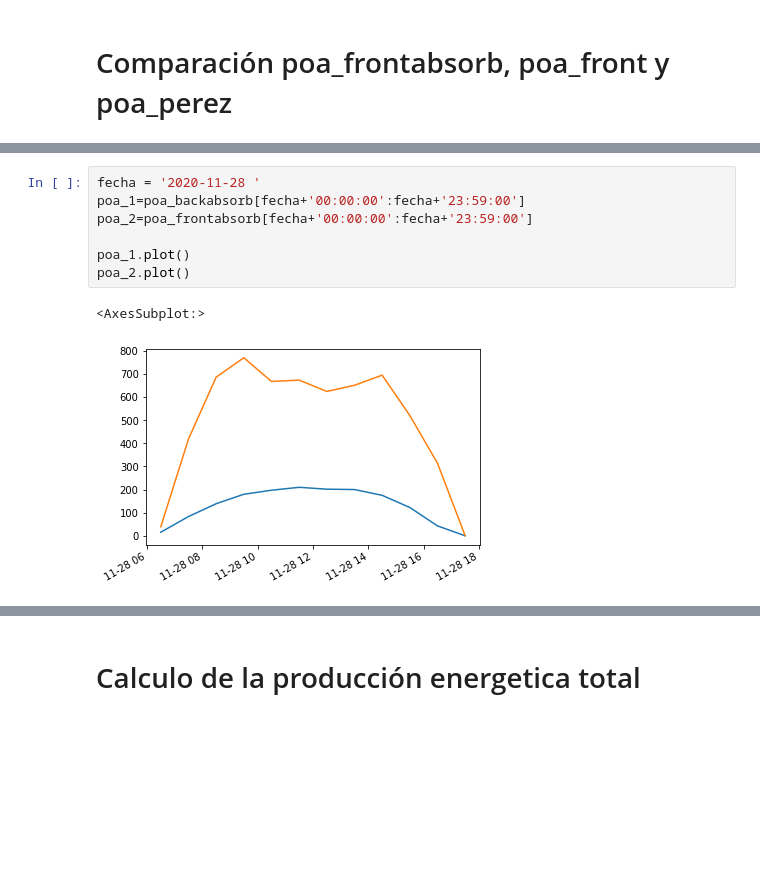
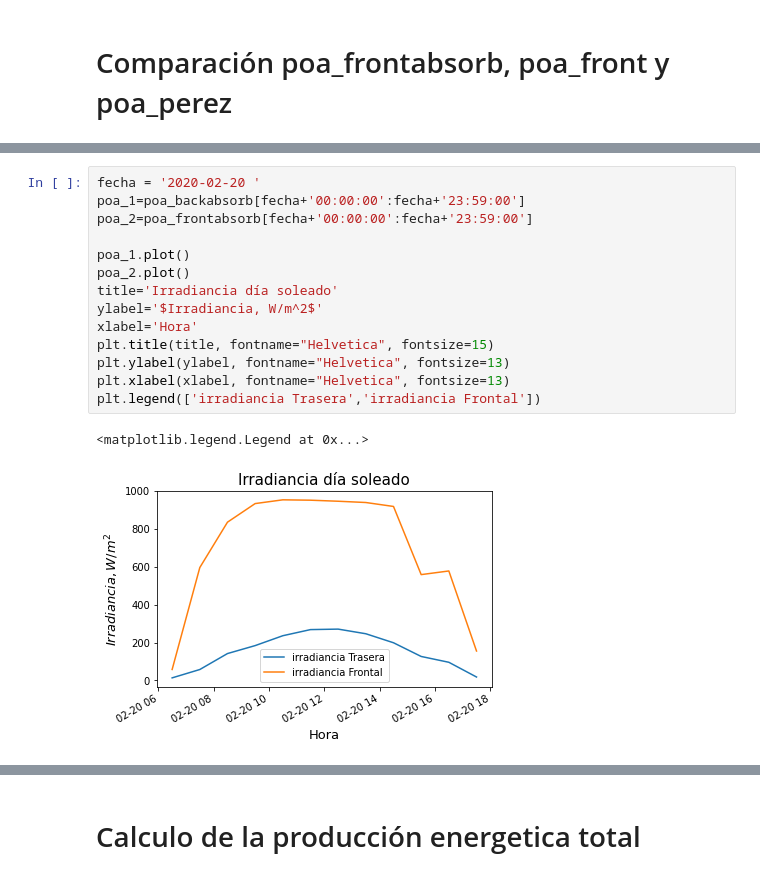
Before and after one commit to BifacialPV/Proyecto-de-grado, a Jupyter notebook: Codigo_Personal/Codigo_Base.ipynb, the cells around one changed output, grey strips where cells are left out. Cells and saved outputs as stored; diff of their text form; blank space fills up the shorter version.

```diff
--- a/Codigo_Personal/Codigo_Base.ipynb
+++ b/Codigo_Personal/Codigo_Base.ipynb
@@ -329,12 +358,19 @@ MAPE:  2.65
 # %%
-fecha = '2020-11-28 '
+fecha = '2020-02-20 '
 poa_1=poa_backabsorb[fecha+'00:00:00':fecha+'23:59:00']
 poa_2=poa_frontabsorb[fecha+'00:00:00':fecha+'23:59:00']
 
 poa_1.plot()
 poa_2.plot()
+title='Irradiancia día soleado'
+ylabel='$Irradiancia, W/m^2$'
+xlabel='Hora'
+plt.title(title, fontname="Helvetica", fontsize=15)
+plt.ylabel(ylabel, fontname="Helvetica", fontsize=13)
+plt.xlabel(xlabel, fontname="Helvetica", fontsize=13)
+plt.legend(['irradiancia Trasera','irradiancia Frontal'])
 # %% [output]
-<AxesSubplot:>
+<matplotlib.legend.Legend at 0x...>
-[figure, old version]
+[figure, new version]
 # %%
 fecha = '2020-11-28 '
```
Also changed, not shown: parts of 21 cells of this notebook, 1 other file.
